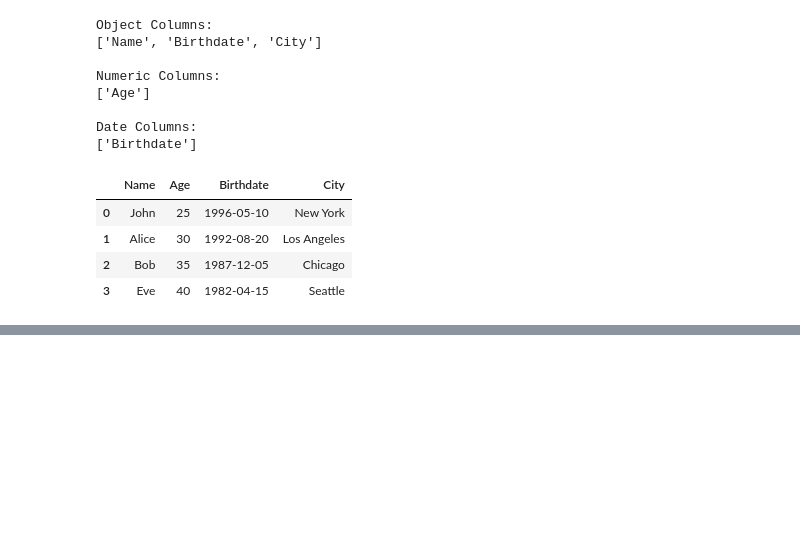
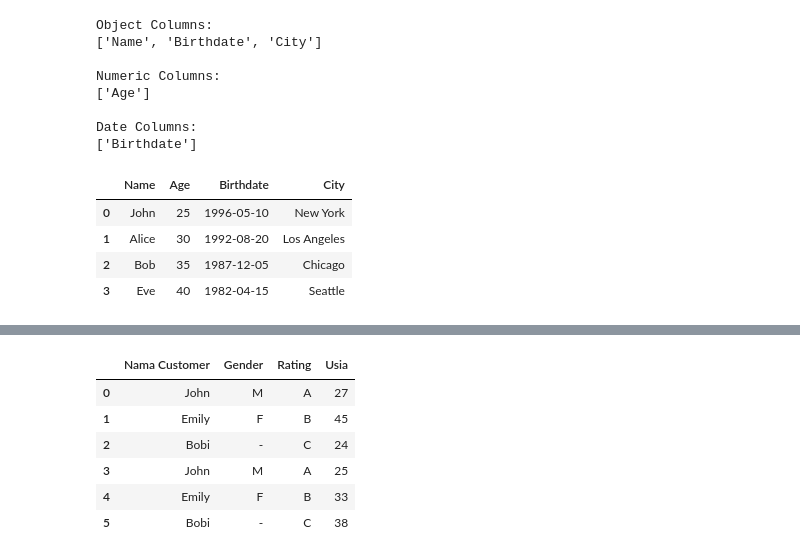
Before and after one commit to whisnumurtyga/DataEng24, a Jupyter notebook: Week 4 - Zenith #2 List Implementation iin Data Preproecessing/main.ipynb, the cells around one changed output, grey strips where cells are left out. Cells and saved outputs as stored; diff of their text form; code cells hidden in the pictures; blank space fills up the shorter version.

```diff
--- a/Week 4 - Zenith #2 List Implementation iin Data Preproecessing/main.ipynb
+++ b/Week 4 - Zenith #2 List Implementation iin Data Preproecessing/main.ipynb
@@ -36,0 +220,20 @@ df.head()
+# %%
+data1 = {
+    'Nama Customer': ['John', 'Emily', 'Bobi'],
+    'Gender': ['Male', 'Female', 'Unknown'],
+    'Rating': ['A', 'B', 'C'],
+    'Usia': np.random.randint(20, 50, size=3)
+    }
+
+data2 = {
+    'Nama Customer': ['John', 'Emily', 'Bobi'],
+    'Gender': ['M', 'F', '-'],
+    'Rating': ['Bagus', 'Biasa', 'Jelek'],
+    'Usia': np.random.randint(20, 50, size=3)
+    }
+
+df1 = pd.DataFrame(data1)
+df2 = pd.DataFrame(data2)
+
+new_df = pd.concat([df1, df2], ignore_index=True)
+new_df.head()
@@ -36,0 +247,28 @@ df.head()
+# %%
+def mapping_value(df):
+    gender_map = {
+        'Male': 'M',
+        'Female': 'F',
+        'Unknown': '-'
+        }
+    df['Gender'] = df['Gender'].map(lambda x: gender_map[x] if x in gender_map else x)
+
+    rating_map = {
+        'Bagus': 'A',
+        'Biasa': 'B',
+        'Jelek': 'C'
+        }
+    df['Rating'] = df['Rating'].map(lambda x: rating_map[x] if x in rating_map else x)
+
+    return df
+# %%
+new_df = mapping_value(new_df)
+new_df.head()
+# %% [output]
+|  | Nama Customer | Gender | Rating | Usia |
+| 0 | John | M | A | 27 |
+| 1 | Emily | F | B | 45 |
+| 2 | Bobi | - | C | 24 |
+| 3 | John | M | A | 25 |
+| 4 | Emily | F | B | 33 |
+| 5 | Bobi | - | C | 38 |
```
Also changed, not shown: parts of 16 cells of this notebook, 1 other file.
